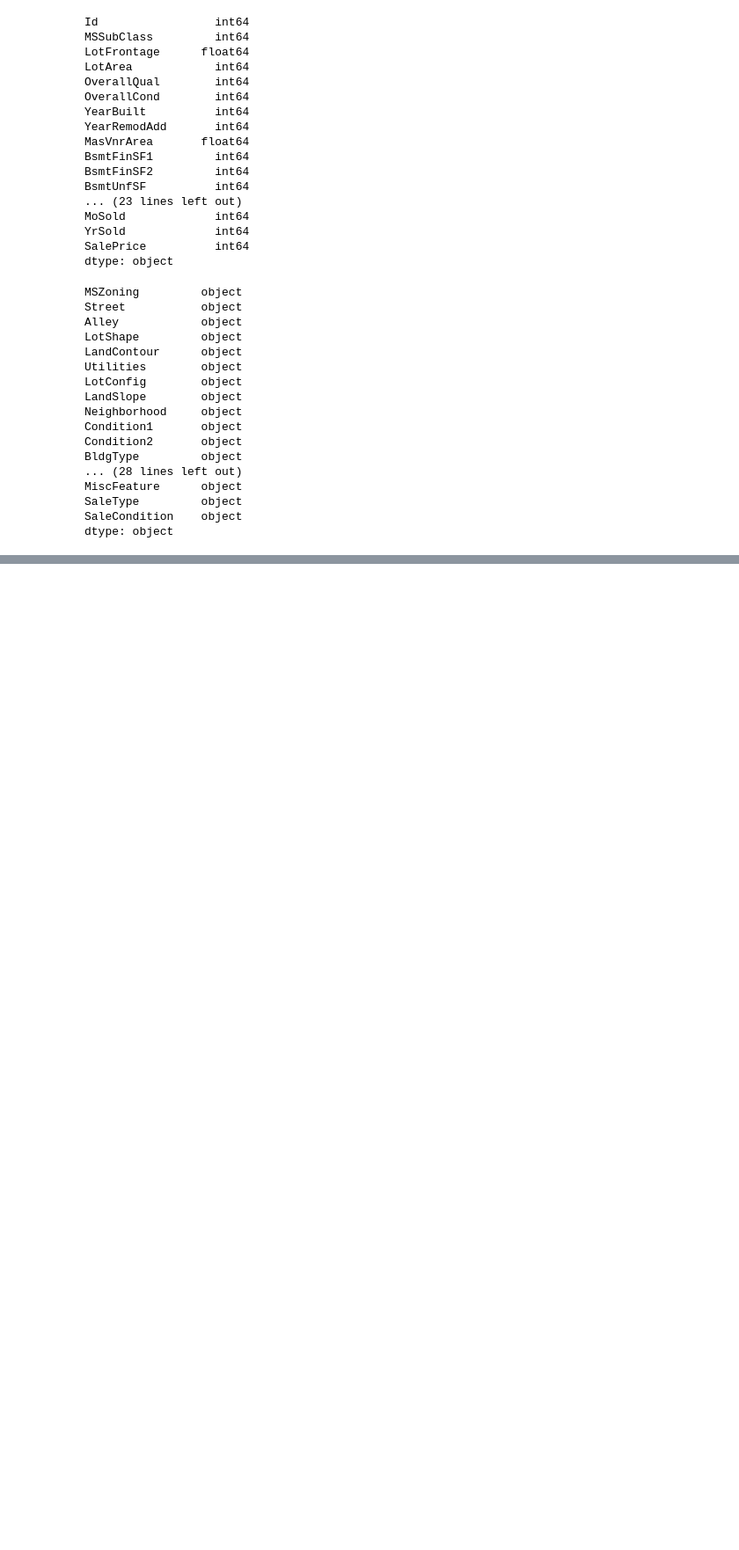
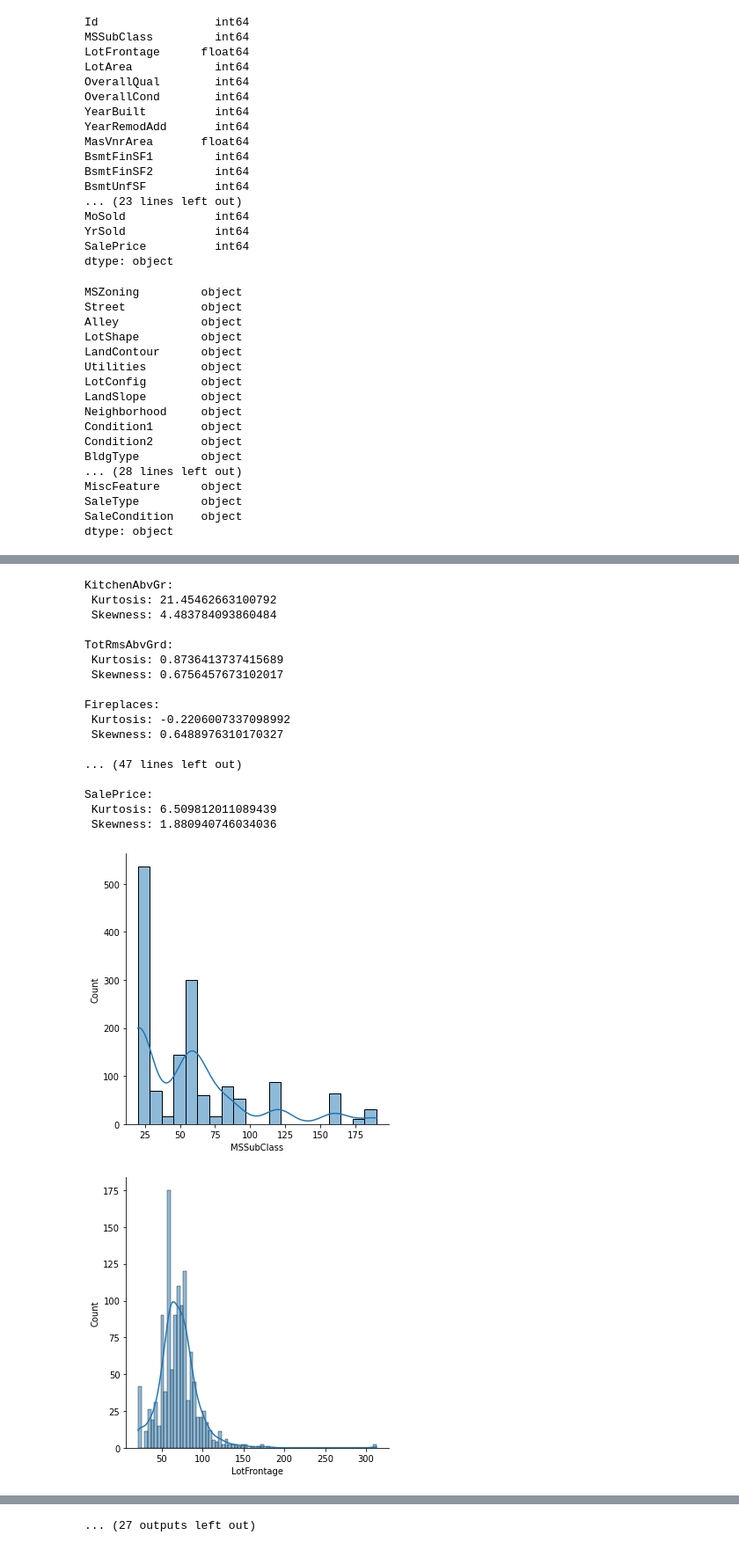
Before and after one commit to srue1834/DS_LAB1, a Jupyter notebook: HousePrices.ipynb, the cells around one changed output, grey strips where cells are left out. Shown at 88% size. Drawn from its saved outputs; the diff is of its cells as text; code cells hidden in the pictures; blank space fills up the shorter version.

```diff
--- a/HousePrices.ipynb
+++ b/HousePrices.ipynb
@@ -68,5 +84,3 @@ MiscFeature      object
 SaleType         object
 SaleCondition    object
 dtype: object
-# %%
-corr = df.set_index('alpha_3').corr()
@@ -72,0 +111,6 @@ corr = df.set_index('alpha_3').corr()
+# %%
+cuanti = ['MSSubClass','LotFrontage','LotArea','OverallQual','OverallCond','YearBuilt','YearRemodAdd','MasVnrArea','BsmtFinSF1','BsmtFinSF2','BsmtUnfSF','TotalBsmtSF','1stFlrSF','2ndFlrSF','LowQualFinSF','GrLivArea','BsmtFullBath','BsmtHalfBath','FullBath','HalfBath','BedroomAbvGr','KitchenAbvGr','TotRmsAbvGrd','Fireplaces','GarageYrBlt','GarageCars','GarageArea','WoodDeckSF','OpenPorchSF' ,'EnclosedPorch','3SsnPorch','ScreenPorch','PoolArea','MiscVal','MoSold','YrSold','SalePrice']
+for cuan in cuanti:
+    sb.displot(df[cuan], kde=True)
+    print('\033[1m' + cuan + '\033[0m' + ': \n Kurtosis:', stats.kurtosis(df[cuan]), '\n Skewness:', stats.skew(df[cuan]), '\n')
+# %% [output]
@@ -72,0 +134,19 @@ corr = df.set_index('alpha_3').corr()
+KitchenAbvGr:
+ Kurtosis: 21.45462663100792
+ Skewness: 4.483784093860484
+
+TotRmsAbvGrd:
+ Kurtosis: 0.8736413737415689
+ Skewness: 0.6756457673102017
+
+Fireplaces:
+ Kurtosis: -0.2206007337098992
+ Skewness: 0.6488976310170327
+
+... (47 lines left out)
+
+SalePrice:
+ Kurtosis: 6.509812011089439
+ Skewness: 1.880940746034036
+[figure, added]
+[figure, added]
@@ -72,0 +161 @@ corr = df.set_index('alpha_3').corr()
+... (27 outputs left out)
```
Also changed, not shown: parts of 18 cells of this notebook.
